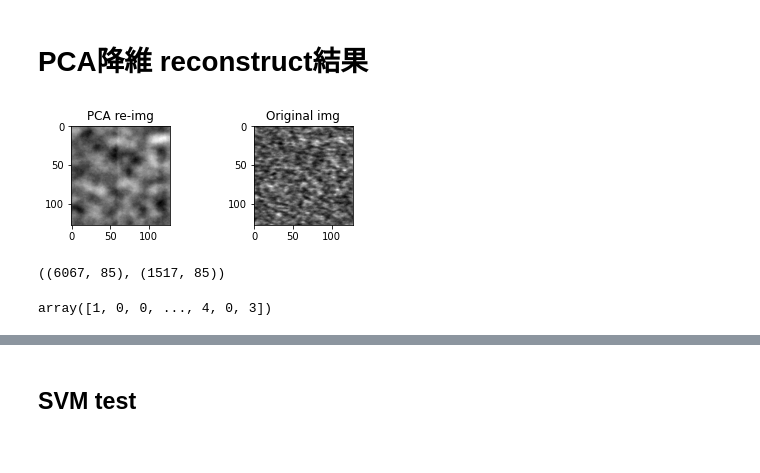
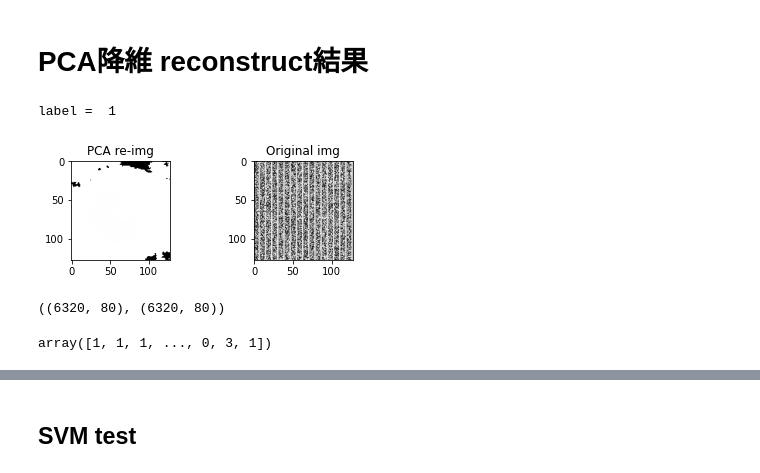
Before and after one commit to kevin879275/AOI_DETECT, a Jupyter notebook: AOI/pca_knn.ipynb, the cells around one changed output, grey strips where cells are left out. Saved outputs shown, nothing was run; the diff lists cells and outputs as text; code cells hidden in the pictures.

```diff
--- a/AOI/pca_knn.ipynb
+++ b/AOI/pca_knn.ipynb
@@ -31,7 +35,7 @@ test_img = []
 # %% [markdown]
 # Data Augmentation
 # %%
-Is_Rotate = True
+Is_Rotate = False
 # %% [markdown]
 # LOAD IMAGE
 # %%
@@ -58,10 +62,12 @@ for file in os.listdir(train_img_path):
 train_img = np.array(train_img)
 # %%
 i = 0
+d = {0:0,1:0,2:0,3:0,4:0,5:0}
 with open(train_label_file, newline = '') as csvfile:
     rows = csv.reader(csvfile)
     for row in rows:
         if i != 0:
+            d[int(row[1])] += 1
             train_label.append(int(row[1]))
             if Is_Rotate:
                 train_label.append(int(row[1]))
@@ -70,5 +76,6 @@ with open(train_label_file, newline = '') as csvfile:
                 train_label.append(int(row[1]))
         i = i + 1
 train_label = np.array(train_label)
-train_label.shape
+d
+#train_label.shape
 # %% [output]
@@ -113,7 +120,7 @@ def PCA_decomposition(pca, train_img):
 # split train and validation set
 # %%
 # use train image to split train and valid set
-X_train,X_test,Y_train,Y_test = train_test_split(train_img,train_label,test_size=0.00001,random_state=42)
+X_train,X_test,Y_train,Y_test = train_test_split(train_img,train_label,test_size=0.0001,random_state=42)
 
 #or use test image
 
@@ -133,3 +140,8 @@ Y_test shape: (1517,)
+# %%
+scaler = StandardScaler()
+X_train = scaler.fit_transform(X_train)
+X_test = scaler.fit_transform(X_test)
+# X_train = X_train / 255.
 # %% [markdown]
 # cumulative explained variance
 # %%
@@ -160,18 +200,20 @@ Text(0, 0.5, 'cumulative explained variance')
 n_compons_rate = 0.8
 transform_train,pca_inv_img= PCA_decomposition(pca,X_train)
 # %%
-i = 0
+i = 37
+print("label = ", Y_train[i])
 re_img = pca_inv_img.reshape((pca_inv_img.shape[0],128,128)).astype(np.uint8)
 img_pca = Image.fromarray(re_img[i] ,'L')
 plt.subplot(2,2,1)
 plt.title('PCA re-img')
 plt.imshow(img_pca,cmap = "gray")
 plt.subplot(2,2,2)
 plt.title('Original img')
 plt.imshow(Image.fromarray(X_train[i].reshape(128,128) ,'L'),cmap = "gray")
 plt.show()
 # %% [output]
+label =  1
-[figure, old version]
+[figure, new version]
 # %%
 transform_test = pca.transform(X_test)
 # for i in range(pca_data,X_test.shape[0],pca_data):
@@ -185,14 +227,14 @@ transform_test = pca.transform(X_test)
 # %%
 transform_train.shape, transform_test.shape
 # %% [output]
-((6067, 85), (1517, 85))
+((6320, 80), (6320, 80))
 # %%
-knn = KNeighborsClassifier(n_neighbors=6)
+knn = KNeighborsClassifier(n_neighbors=5)
 knn.fit(transform_train,Y_train)
 res = knn.predict(transform_test)
 res
 # %% [output]
-array([1, 0, 0, ..., 4, 0, 3])
+array([1, 1, 1, ..., 0, 3, 1])
 # %%
 ans = predict_accuracy(res,Y_test)
 ans
```
Also changed, not shown: parts of 18 cells of this notebook, 1 other file.
